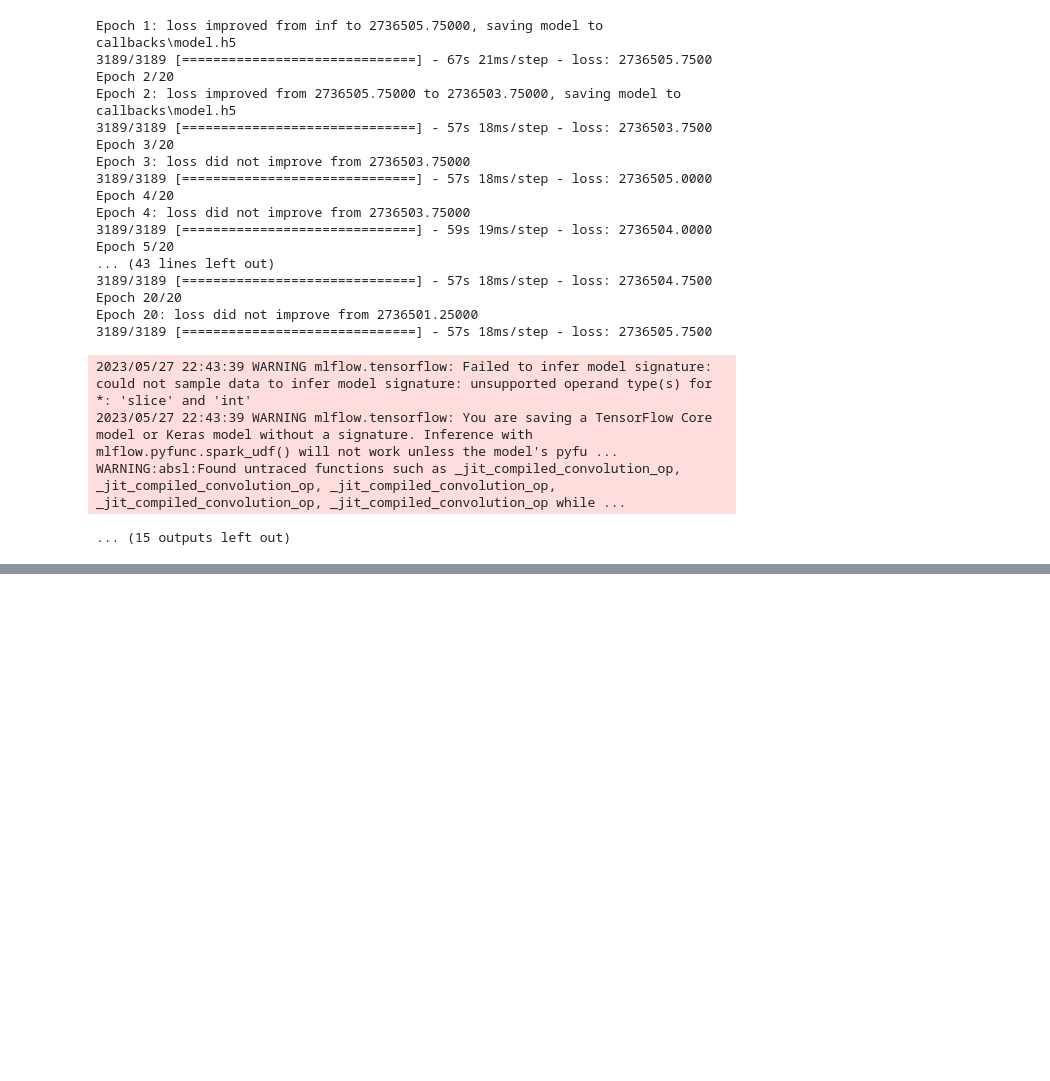
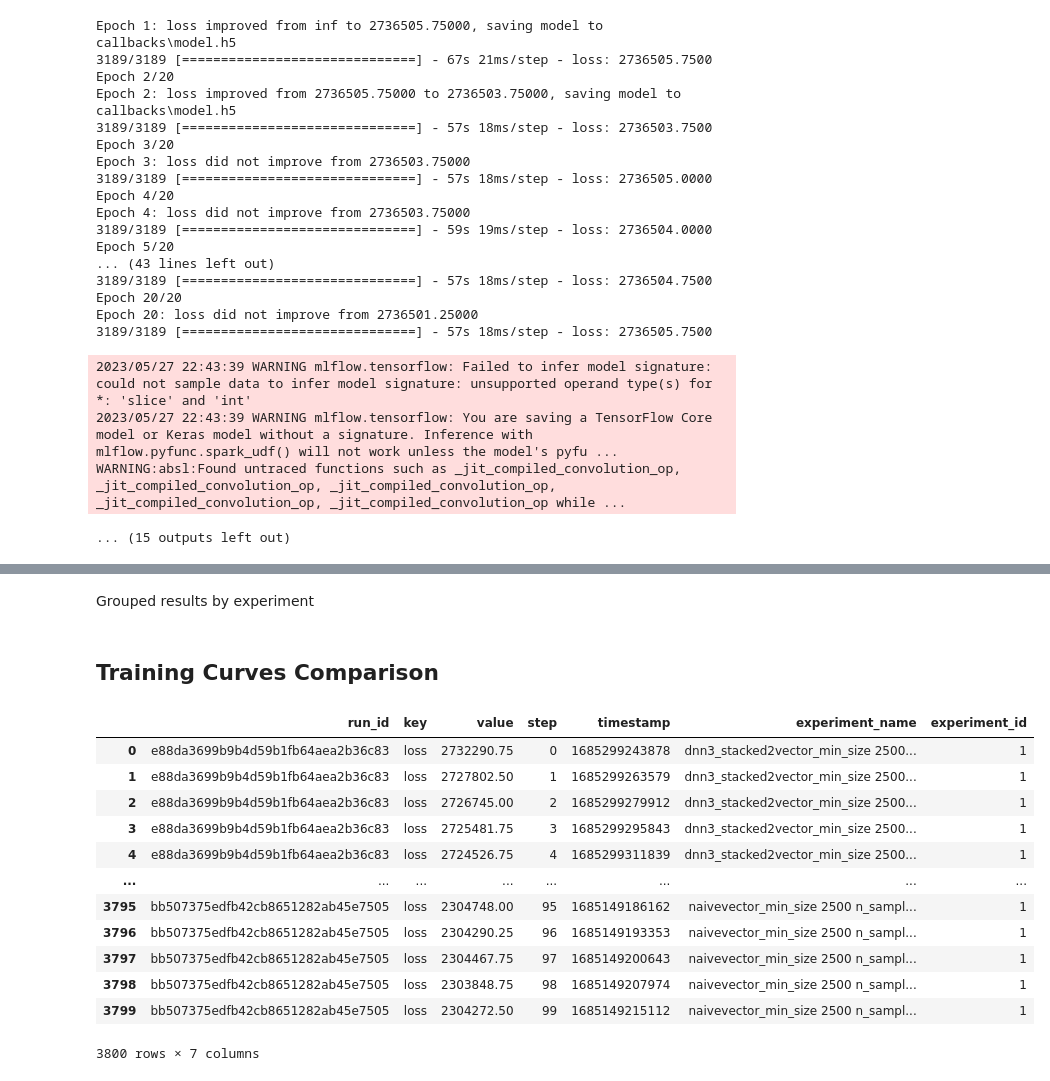
Before and after one commit to Daniel-Duque/Music_noise_reduction, a Jupyter notebook: autoencoder1.ipynb, the cells around one changed output, grey strips where cells are left out. Drawn from its saved outputs; the diff is of its cells as text; code cells hidden in the pictures; blank space fills up the shorter version.

```diff
--- a/autoencoder1.ipynb
+++ b/autoencoder1.ipynb
@@ -1517,0 +1211,29 @@ Input 0 of layer "block1_conv1" is incompatible with the layer: expected min_ndi
+# %%
+EPOCHS=10
+#MODELS=["naive","dnn1","dnn2","cnn1","cnn2"]
+MODELS=["Transformer1"]
+DROP_OUT=[0.05,0.1]
+RUNS=1
+INPUTS=clean_specs.shape[-1]
+for r in range(RUNS):
+    for m in MODELS:
+        for drop_out in DROP_OUT:
+            mlflow.set_experiment(m+" vector_min_size "+str(vector_min_size)+" n_samples "+str(n_samples)+ " dropout "+str(drop_out)+" epochs "+str(EPOCHS))
+            with mlflow.start_run():
+                mlflow.tensorflow.autolog()
+                model=select_model(m,INPUTS,drop_out=drop_out)
+                model,history=train_model(model,EPOCHS)
+
+                directory='callbacks'
+                for filename in os.listdir(directory):
+                    #print ('callbacks/model.'+str(file)+'.h5')
+                    f = os.path.join(directory, filename)
+                    mlflow.log_artifact(f)
+
+
+                for filename in os.listdir(directory):
+                    f = os.path.join(directory, filename)
+                    os.remove(f)
+
+                mlflow.log_artifact("Training Plot.png")
+            mlflow.end_run()
@@ -1517,0 +1248,9 @@ Input 0 of layer "block1_conv1" is incompatible with the layer: expected min_ndi
+# %%
+experiments = mlflow.search_experiments(view_type=ViewType.ALL)
+runs=[]
+for exp in experiments:
+    e_id=exp.experiment_id
+    run=mlflow.search_runs(experiment_ids=[e_id])
+    run["experiment_name"]=exp.name
+    runs.append(run)
+runs=pd.concat(runs)
@@ -1517,0 +1317,2 @@ Input 0 of layer "block1_conv1" is incompatible with the layer: expected min_ndi
+# %% [markdown]
+Grouped results by experiment
@@ -1517,0 +1322,20 @@ Input 0 of layer "block1_conv1" is incompatible with the layer: expected min_ndi
+# %% [markdown]
+## Training Curves Comparison
+# %%
+loss_per_run=pd.read_csv("loss_per_run.csv")
+loss_per_run=loss_per_run.merge(ref_experiments,how="inner", on="run_id")
+loss_per_run
+# %% [output]
+|  | run_id | key | value | step | timestamp | experiment_name | experiment_id |
+| 0 | e88da3699b9b4d59b1fb64aea2b36c83 | loss | 2732290.75 | 0 | 1685299243878 | dnn3_stacked2vector_min_size 2500... | 1 |
+| 1 | e88da3699b9b4d59b1fb64aea2b36c83 | loss | 2727802.50 | 1 | 1685299263579 | dnn3_stacked2vector_min_size 2500... | 1 |
+| 2 | e88da3699b9b4d59b1fb64aea2b36c83 | loss | 2726745.00 | 2 | 1685299279912 | dnn3_stacked2vector_min_size 2500... | 1 |
+| 3 | e88da3699b9b4d59b1fb64aea2b36c83 | loss | 2725481.75 | 3 | 1685299295843 | dnn3_stacked2vector_min_size 2500... | 1 |
+| 4 | e88da3699b9b4d59b1fb64aea2b36c83 | loss | 2724526.75 | 4 | 1685299311839 | dnn3_stacked2vector_min_size 2500... | 1 |
+| ... | ... | ... | ... | ... | ... | ... | ... |
+| 3795 | bb507375edfb42cb8651282ab45e7505 | loss | 2304748.00 | 95 | 1685149186162 | naivevector_min_size 2500 n_sampl... | 1 |
+| 3796 | bb507375edfb42cb8651282ab45e7505 | loss | 2304290.25 | 96 | 1685149193353 | naivevector_min_size 2500 n_sampl... | 1 |
+| 3797 | bb507375edfb42cb8651282ab45e7505 | loss | 2304467.75 | 97 | 1685149200643 | naivevector_min_size 2500 n_sampl... | 1 |
+| 3798 | bb507375edfb42cb8651282ab45e7505 | loss | 2303848.75 | 98 | 1685149207974 | naivevector_min_size 2500 n_sampl... | 1 |
+| 3799 | bb507375edfb42cb8651282ab45e7505 | loss | 2304272.50 | 99 | 1685149215112 | naivevector_min_size 2500 n_sampl... | 1 |
+3800 rows × 7 columns
```
Also changed, not shown: parts of 52 cells of this notebook, 3 other files.
